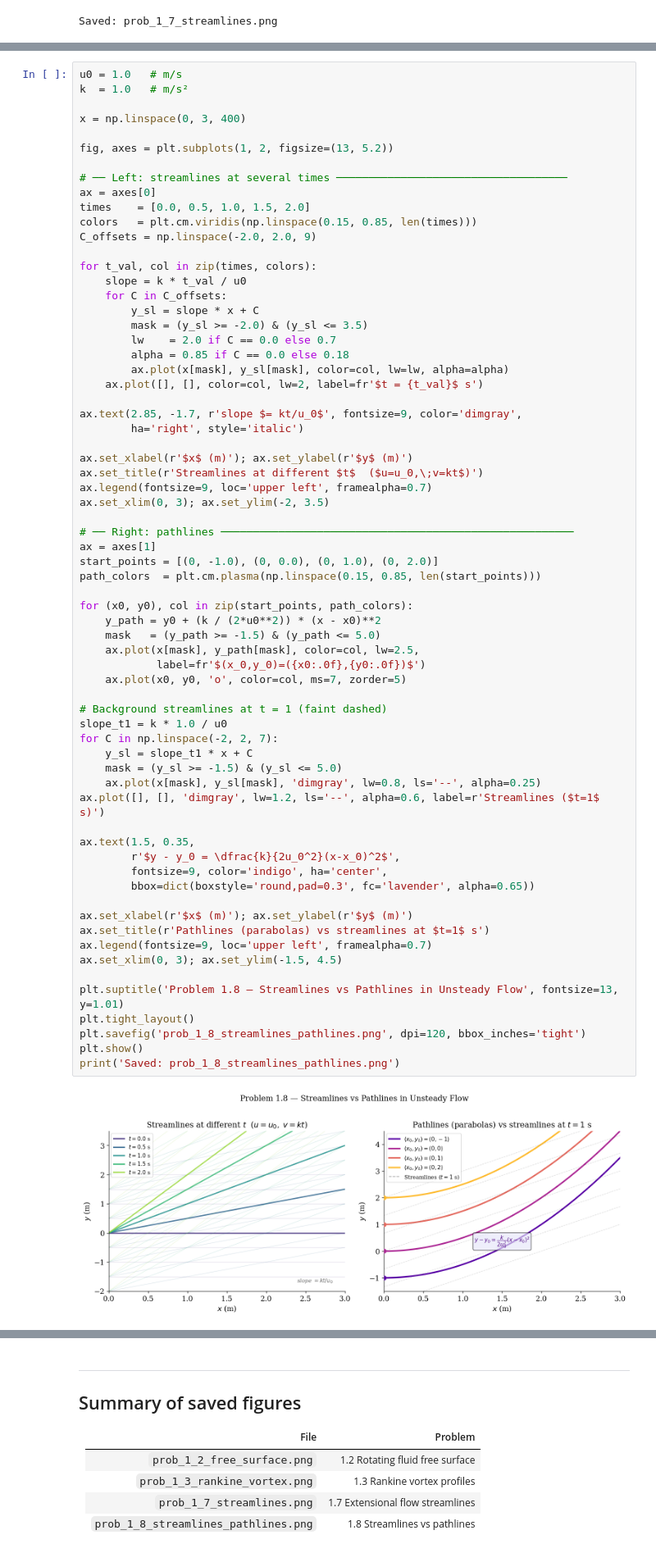
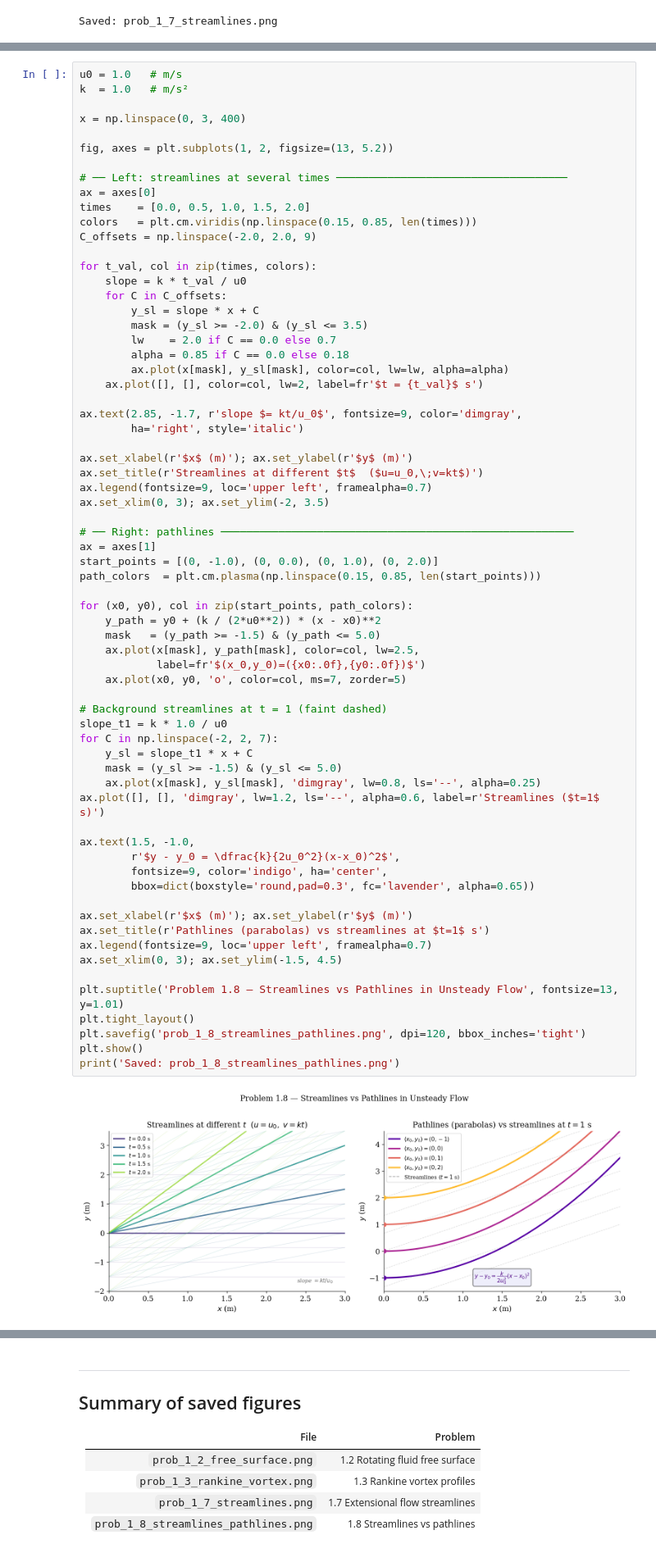
Before and after one commit to SeoulTechPSE/elementary_fluid_dynamics, a Jupyter notebook: ch01_visualizations.ipynb, the cells around one changed output, grey strips where cells are left out. Shown at 82% size. Drawn from its saved outputs; the diff is of its cells as text.

```diff
--- a/ch01_visualizations.ipynb
+++ b/ch01_visualizations.ipynb
@@ -325,35 +307,35 @@ path_colors  = plt.cm.plasma(np.linspace(0.15, 0.85, len(start_points)))
 for (x0, y0), col in zip(start_points, path_colors):
     y_path = y0 + (k / (2*u0**2)) * (x - x0)**2
     mask   = (y_path >= -1.5) & (y_path <= 5.0)
     ax.plot(x[mask], y_path[mask], color=col, lw=2.5,
             label=fr'$(x_0,y_0)=({x0:.0f},{y0:.0f})$')
     ax.plot(x0, y0, 'o', color=col, ms=7, zorder=5)
 
 # Background streamlines at t = 1 (faint dashed)
 slope_t1 = k * 1.0 / u0
 for C in np.linspace(-2, 2, 7):
     y_sl = slope_t1 * x + C
     mask = (y_sl >= -1.5) & (y_sl <= 5.0)
     ax.plot(x[mask], y_sl[mask], 'dimgray', lw=0.8, ls='--', alpha=0.25)
 ax.plot([], [], 'dimgray', lw=1.2, ls='--', alpha=0.6, label=r'Streamlines ($t=1$ s)')
 
-ax.text(1.5, 0.35,
+ax.text(1.5, -1.0,
         r'$y - y_0 = \dfrac{k}{2u_0^2}(x-x_0)^2$',
         fontsize=9, color='indigo', ha='center',
         bbox=dict(boxstyle='round,pad=0.3', fc='lavender', alpha=0.65))
 
 ax.set_xlabel(r'$x$ (m)'); ax.set_ylabel(r'$y$ (m)')
 ax.set_title(r'Pathlines (parabolas) vs streamlines at $t=1$ s')
 ax.legend(fontsize=9, loc='upper left', framealpha=0.7)
 ax.set_xlim(0, 3); ax.set_ylim(-1.5, 4.5)
 
 plt.suptitle('Problem 1.8 — Streamlines vs Pathlines in Unsteady Flow', fontsize=13, y=1.01)
 plt.tight_layout()
 plt.savefig('prob_1_8_streamlines_pathlines.png', dpi=120, bbox_inches='tight')
 plt.show()
 print('Saved: prob_1_8_streamlines_pathlines.png')
 # %% [output]
-[figure, old version]
+[figure, new version]
 Saved: prob_1_8_streamlines_pathlines.png
 # %% [markdown]
 ---
```
Also changed, not shown: parts of 4 cells of this notebook.
